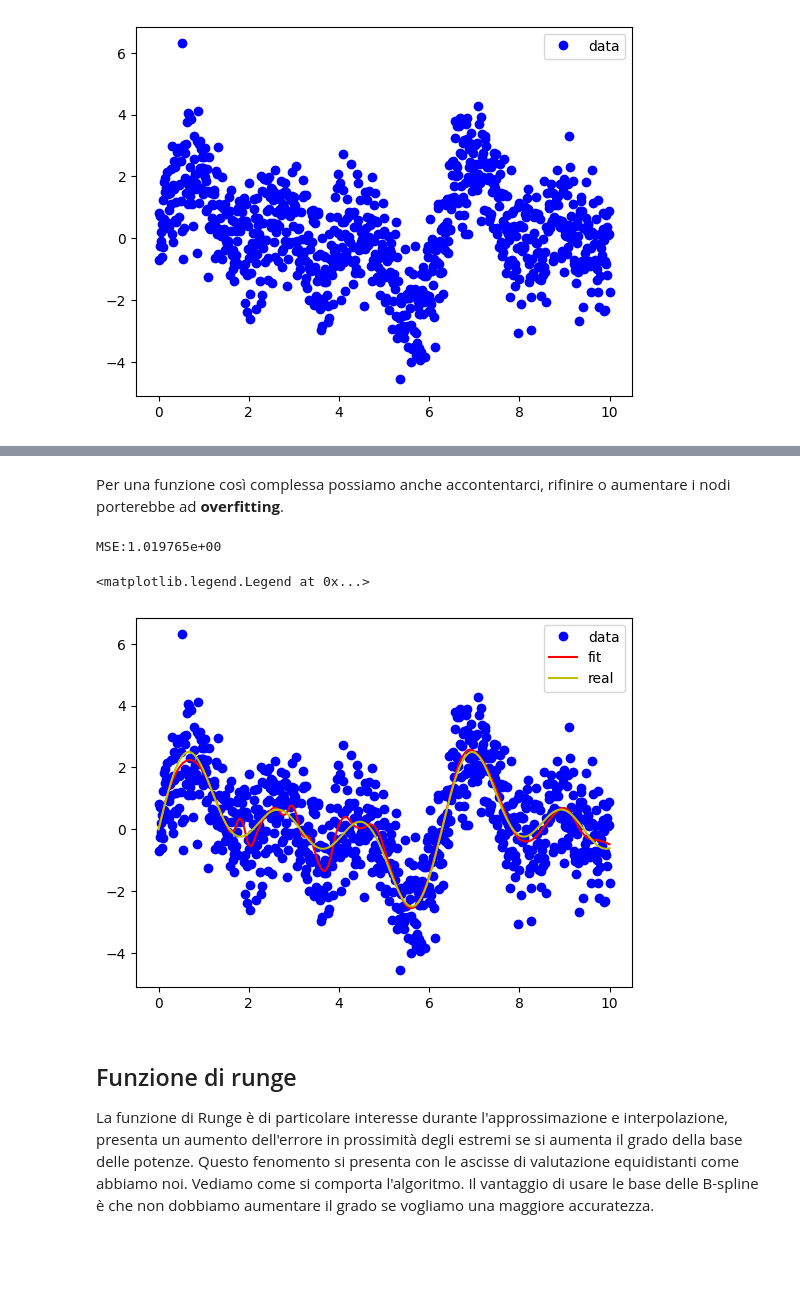
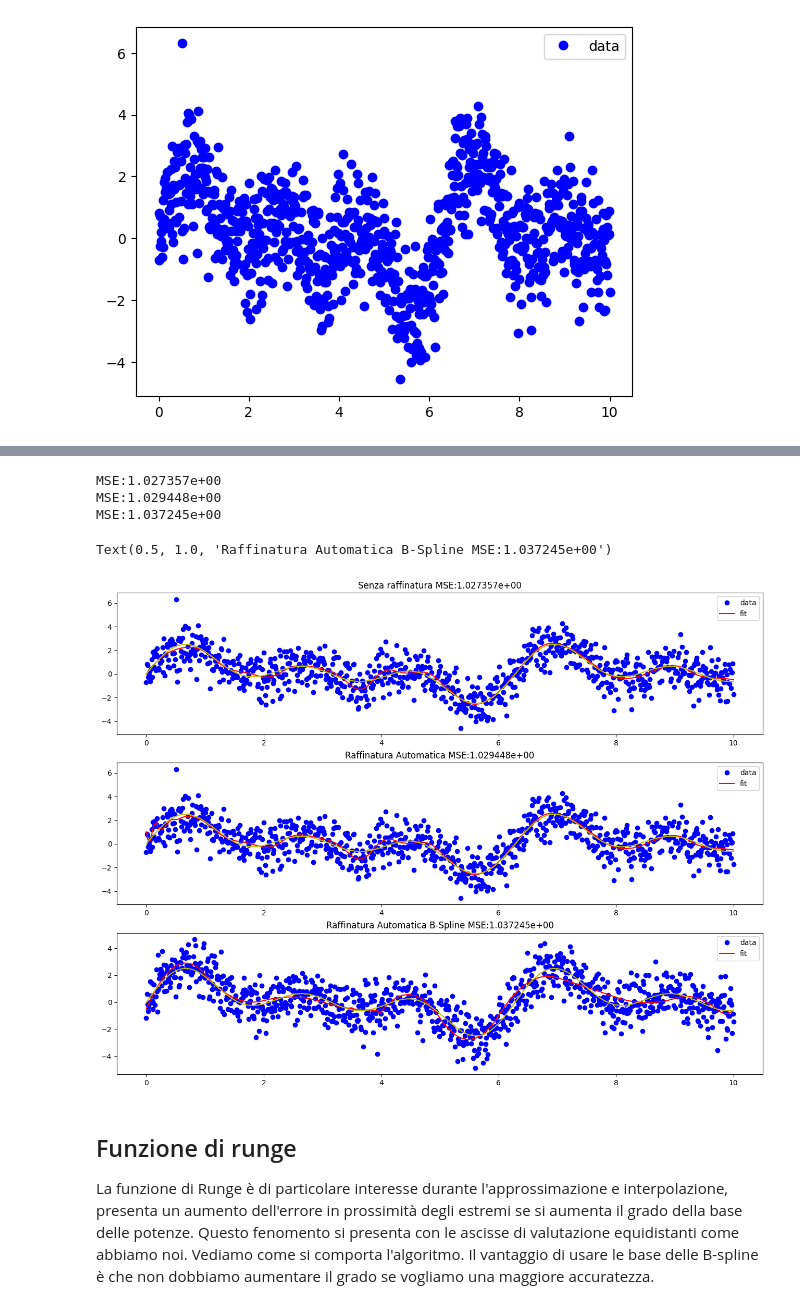
Before and after one commit to cMancio00/B-Spline, a Jupyter notebook: esempi.ipynb, the cells around one changed output, grey strips where cells are left out. Saved outputs shown, nothing was run; the diff lists cells and outputs as text; code cells hidden in the pictures; blank space fills up the shorter version.

```diff
--- a/esempi.ipynb
+++ b/esempi.ipynb
@@ -235,14 +222,54 @@ MSE:1.027357e+00
-# %% [markdown]
-Per una funzione così complessa possiamo anche accontentarci, rifinire o aumentare i nodi porterebbe ad **overfitting**.
-# %%
-model.refine((2,4))
-model.plot()
-plt.plot(x, y_real, "y-", label="real")
-plt.legend(loc="best")
-# %% [output]
-MSE:1.019765e+00
-<matplotlib.legend.Legend at 0x...>
-[figure, removed]
+# %%
+model_manual = Model(
+    base=hb,
+    data=data
+)
+
+model_auto = Model(
+    base=hb,
+    data=data
+)
+
+model_manual.fit()
+model_auto.fit().iterative_refine()
+
+fig, ax = plt.subplots(3, 1, figsize=(16,12))
+model_manual.plot(ax[0])
+ax[0].plot(x, y_real, "y-", label="real")
+ax[0].set_title("Senza raffinatura"+" MSE:"+"{:e}".format(model_manual.mse))
+
+model_auto.plot(ax[1])
+ax[1].plot(x, y_real, "y-", label="real")
+ax[1].set_title("Raffinatura Automatica"+" MSE:"+"{:e}".format(model_auto.mse))
+
+#Modello B-Spline
+base_b  = B_Spline(
+    knots=[0,0,0,1,2,3,4,5,6,7,8,9,10,10,10],
+    order=3
+)
+#Dobbiamo generare un po' di dati in più per far tornare le dimensioni durante l'inserimento dei nodi
+samples = np.shape(base_b.compute_base().get_collocation_matrix())[1]
+
+x = np.linspace(0, 10, samples)
+y_real = np.sin(x) + np.sin(2 * x) + np.sin(3 * x)
+y = y_real + np.random.normal(0, 1, samples)
+
+data_b = np.matrix([x, y]).T
+#Creiamo un modello con la base B-spline
+auto_b = Model(
+    base=base_b,
+    data=data_b
+).fit().iterative_refine()
+
+auto_b.plot(ax[2])
+ax[2].plot(x, y_real, "y-", label="real")
+ax[2].set_title("Raffinatura Automatica B-Spline"+" MSE:"+"{:e}".format(auto_b.mse))
+# %% [output]
+MSE:1.027357e+00
+MSE:1.029448e+00
+MSE:1.037245e+00
+Text(0.5, 1.0, 'Raffinatura Automatica B-Spline MSE:1.037245e+00')
+[figure, added]
 # %% [markdown]
 ## Funzione di runge
 
```
Also changed, not shown: parts of 17 cells of this notebook, 1 other file.
